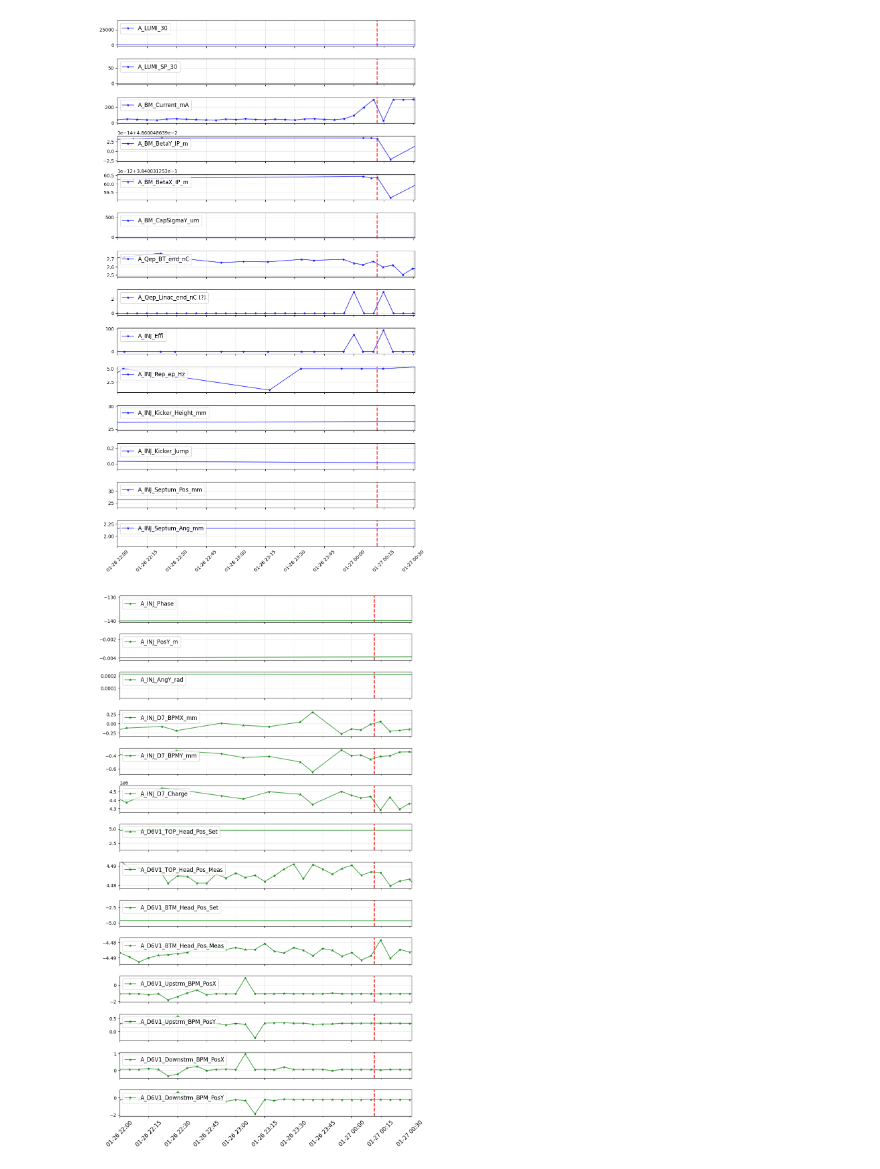
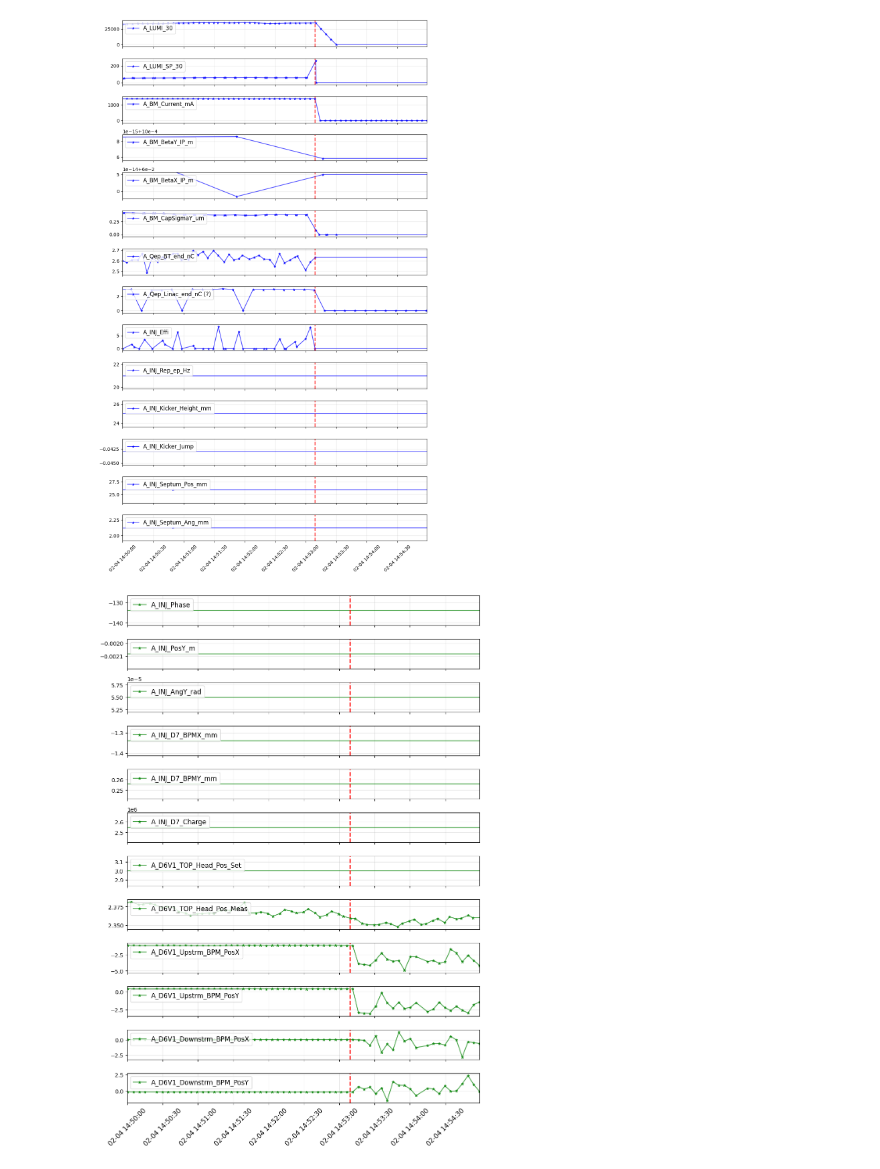
Before and after one commit to xylulu/SBL_code, a Jupyter notebook: multi_plot.ipynb, the cells around one changed output. Drawn from its saved outputs; the diff is of its cells as text; code cells hidden in the pictures.

```diff
--- a/multi_plot.ipynb
+++ b/multi_plot.ipynb
@@ -1,16 +1,16 @@
 # %%
-#Date and time range filter - adjust these knobs to change the plotting window
-START_DATE = '2026-01-26'  # Format: 'YYYY-MM-DD'
-END_DATE = '2026-01-27'    # Format: 'YYYY-MM-DD'
-START_TIME = '2200'  # Format: 'HHMM' (e.g., '0830' for 8:30 AM, '1400' for 2:00 PM)
-END_TIME = '0030'    # Format: 'HHMM' (e.g., '1730' for 5:30 PM, '2359' for 11:59 PM)
-EVENT_OF_CONCERN = "0127001140"
+# #Date and time range filter - adjust these knobs to change the plotting window
+# START_DATE = '2026-01-26'  # Format: 'YYYY-MM-DD'
+# END_DATE = '2026-01-27'    # Format: 'YYYY-MM-DD'
+# START_TIME = '2200'  # Format: 'HHMM' (e.g., '0830' for 8:30 AM, '1400' for 2:00 PM)
+# END_TIME = '0030'    # Format: 'HHMM' (e.g., '1730' for 5:30 PM, '2359' for 11:59 PM)
+# EVENT_OF_CONCERN = "0127001140"
 
-# START_DATE = '2026-02-04'  # Format: 'YYYY-MM-DD'
-# END_DATE = '2026-02-04'    # Format: 'YYYY-MM-DD'
-# START_TIME = '1400'  # Format: 'HHMM' (e.g., '0830' for 8:30 AM, '1400' for 2:00 PM)
-# END_TIME = '1510'    # Format: 'HHMM' (e.g., '1730' for 5:30 PM, '2359' for 11:59 PM)
-# EVENT_OF_CONCERN = "0204145309"
+START_DATE = '2026-02-04'  # Format: 'YYYY-MM-DD'
+END_DATE = '2026-02-04'    # Format: 'YYYY-MM-DD'
+START_TIME = '1450'  # Format: 'HHMM' (e.g., '0830' for 8:30 AM, '1400' for 2:00 PM)
+END_TIME = '1454'    # Format: 'HHMM' (e.g., '1730' for 5:30 PM, '2359' for 11:59 PM)
+EVENT_OF_CONCERN = "0204145309"
 # %%
 # Import core libraries first
 import pandas as pd
@@ -317,7 +85,8 @@ for i, col in enumerate(acc1_numeric_cols):
     axes1[i].grid(True, alpha=0.3)
     if i < len(acc1_numeric_cols) - 1:
         axes1[i].set_xlabel('')
-axes1[-1].xaxis.set_major_formatter(mdates.DateFormatter('%m-%d %H:%M'))
+axes1[-1].xaxis.set_major_formatter(mdates.DateFormatter('%m-%d %H:%M:%S'))
+axes1[-1].xaxis.set_major_locator(mdates.AutoDateLocator())  # Auto-scaling tick intervals
 for ax in axes1:
     ax.set_xlim(PLOT_START, PLOT_END)
     if EVENT_MARKER is not None:
@@ -350,7 +119,8 @@ for i, col in enumerate(acc2_numeric_cols):
     axes2[i].grid(True, alpha=0.3)
     if i < len(acc2_numeric_cols) - 1:
         axes2[i].set_xlabel('')
-axes2[-1].xaxis.set_major_formatter(mdates.DateFormatter('%m-%d %H:%M'))
+axes2[-1].xaxis.set_major_formatter(mdates.DateFormatter('%m-%d %H:%M:%S'))
+axes2[-1].xaxis.set_major_locator(mdates.AutoDateLocator())  # Auto-scaling tick intervals
 for ax in axes2:
     ax.set_xlim(PLOT_START, PLOT_END)
     if EVENT_MARKER is not None:
@@ -383,7 +153,8 @@ for i, col in enumerate(acc3_numeric_cols):
     axes_acc3[i].grid(True, alpha=0.3)
     if i < len(acc3_numeric_cols) - 1:
         axes_acc3[i].set_xlabel('')
-axes_acc3[-1].xaxis.set_major_formatter(mdates.DateFormatter('%m-%d %H:%M'))
+axes_acc3[-1].xaxis.set_major_formatter(mdates.DateFormatter('%m-%d %H:%M:%S'))
+axes_acc3[-1].xaxis.set_major_locator(mdates.AutoDateLocator())  # Auto-scaling tick intervals
 for ax in axes_acc3:
     ax.set_xlim(PLOT_START, PLOT_END)
     if EVENT_MARKER is not None:
@@ -416,7 +187,8 @@ for i, col in enumerate(belle2_numeric_cols):
     axes3[i].grid(True, alpha=0.3)
     if i < len(belle2_numeric_cols) - 1:
         axes3[i].set_xlabel('')
-axes3[-1].xaxis.set_major_formatter(mdates.DateFormatter('%m-%d %H:%M'))
+axes3[-1].xaxis.set_major_formatter(mdates.DateFormatter('%m-%d %H:%M:%S'))
+axes3[-1].xaxis.set_major_locator(mdates.AutoDateLocator())  # Auto-scaling tick intervals
 for ax in axes3:
     ax.set_xlim(PLOT_START, PLOT_END)
     if EVENT_MARKER is not None:
@@ -434,33 +206,38 @@ if len(vacuum_numeric_cols) == 1:
 for i, col in enumerate(vacuum_numeric_cols):
     friendly_name = get_friendly_name(col)
     # Remove NaNs but keep line connection through valid points
     valid_mask = vacuum_df[col].notna()
     axes4[i].plot(vacuum_df.loc[valid_mask, 'Timestamp'], vacuum_df.loc[valid_mask, col], marker='*', markersize=5, alpha=0.7, linestyle='-', color='purple', label=f'{friendly_name}')
     # Set y-limits based on visible data range
     mask = (vacuum_df['Timestamp'] >= PLOT_START) & (vacuum_df['Timestamp'] <= PLOT_END)
     if mask.any():
         y_data = vacuum_df.loc[mask, col].dropna()
         if len(y_data) > 0:
             y_min, y_max = y_data.min(), y_data.max()
             y_pad = (y_max - y_min) * 0.1 if y_max != y_min else abs(y_max) * 0.1
             axes4[i].set_ylim(y_min - y_pad, y_max + y_pad)
     # axes4[i].set_ylabel('Value', fontsize=12)
     axes4[i].legend(loc='upper left', fontsize=12)
     axes4[i].grid(True, alpha=0.3)
     if i < len(vacuum_numeric_cols) - 1:
         axes4[i].set_xlabel('')
-axes4[-1].xaxis.set_major_formatter(mdates.DateFormatter('%m-%d %H:%M'))
+axes4[-1].xaxis.set_major_formatter(mdates.DateFormatter('%m-%d %H:%M:%S'))
+axes4[-1].xaxis.set_major_locator(mdates.AutoDateLocator())  # Auto-scaling tick intervals
 for ax in axes4:
     ax.set_xlim(PLOT_START, PLOT_END)
     if EVENT_MARKER is not None:
         ax.axvline(EVENT_MARKER, color='red', linestyle='--', linewidth=2, alpha=0.7, label='Event')
 plt.xticks(rotation=45, fontsize=12)
 plt.subplots_adjust(hspace=0.05)
 plt.tight_layout()
 # plt.savefig('vacuum_plots.png', dpi=300, bbox_inches='tight')
 plt.show()
 
+
 # print("Saved 4 separate figures: acc1_plots.png, acc2_plots.png, belle2_plots.png, vacuum_plots.png")
+# print("Saved 4 separate figures: acc1_plots.png, acc2_plots.png, belle2_plots.png, vacuum_plots.png")
+# print("Saved 4 separate figures: acc1_plots.png, acc2_plots.png, belle2_plots.png, vacuum_plots.png")
+# print("Saved 4 separate figures: acc1_plots.png, acc2_plots.png, belle2_plots.png, vacuum_plots.png")# print("Saved 4 separate figures: acc1_plots.png, acc2_plots.png, belle2_plots.png, vacuum_plots.png")
 # %% [output]
-[figure, old version]
+[figure, new version]
-[figure, old version]
+[figure, new version]
```
Also changed, not shown: parts of 3 cells of this notebook.
